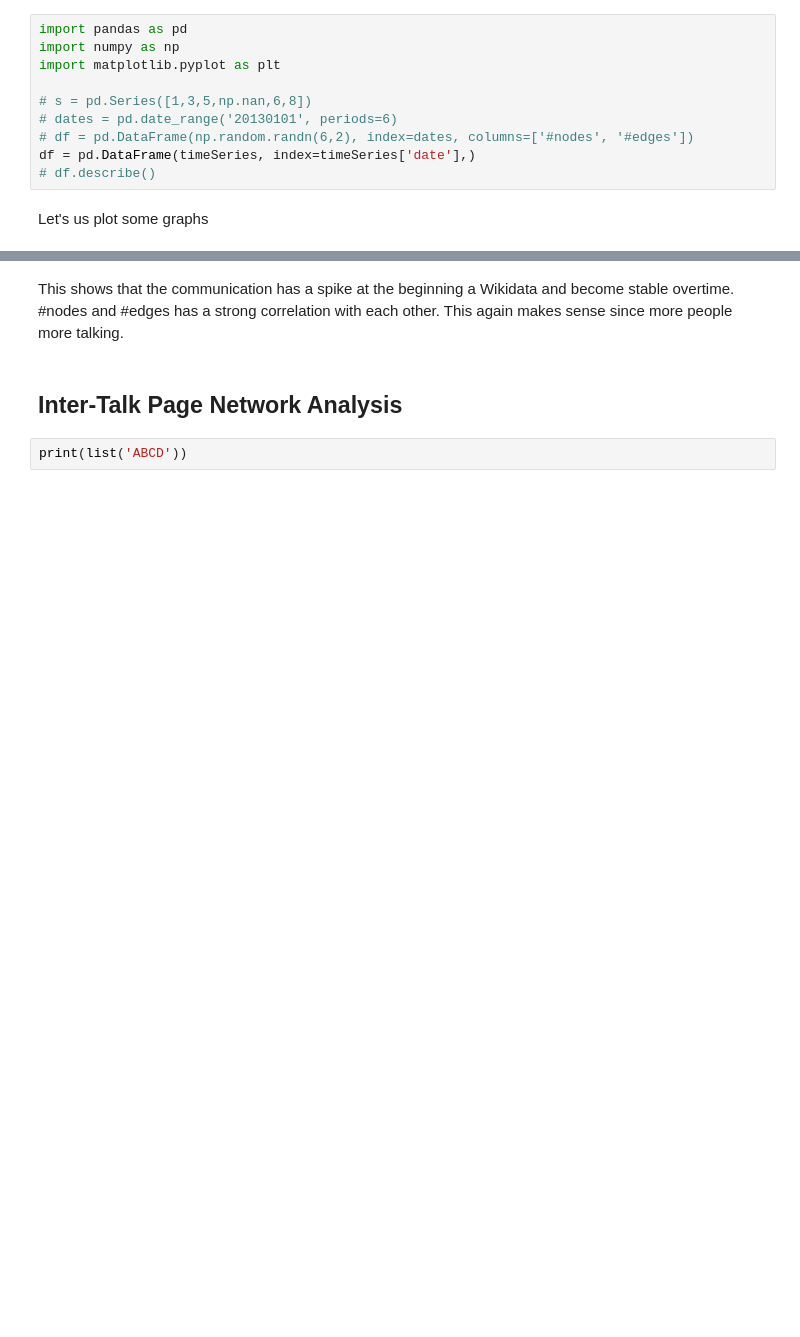
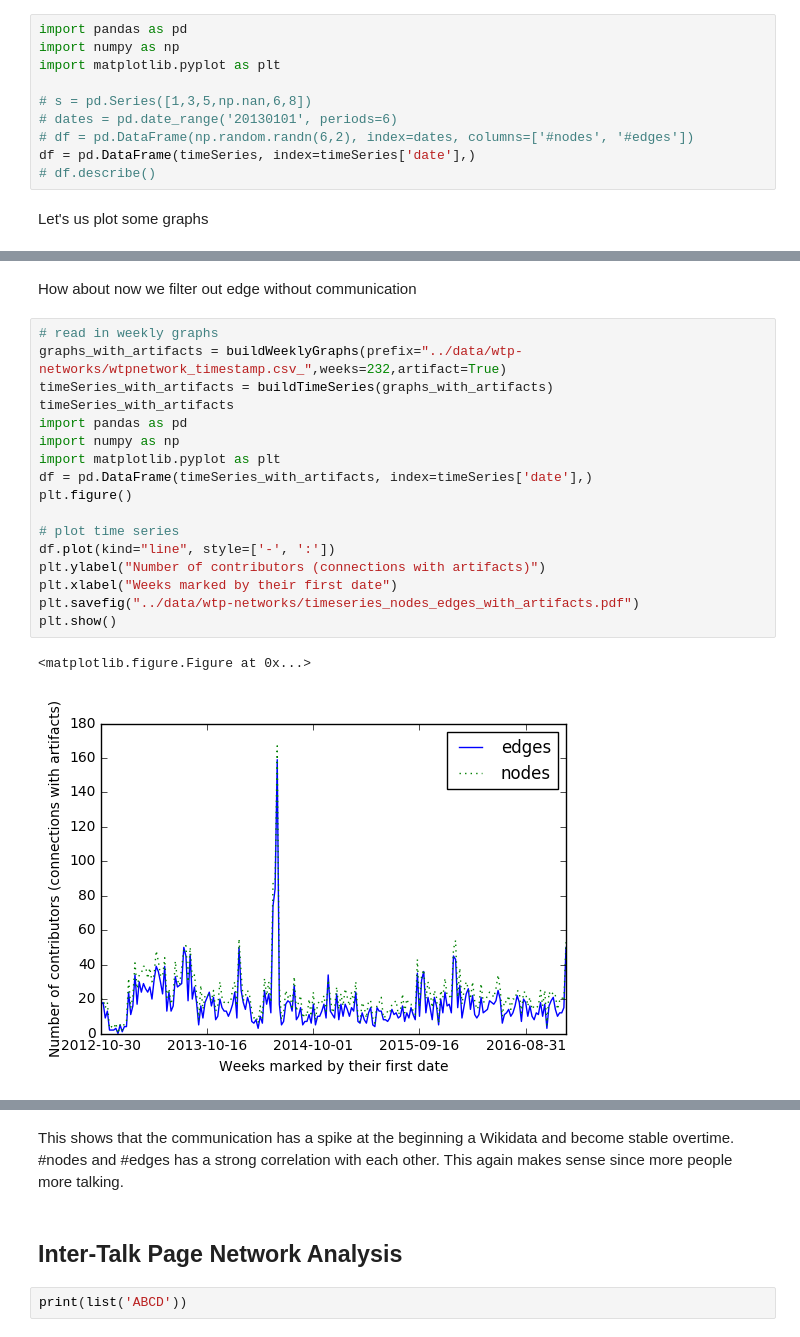
Before and after one commit to totucuong/wikidata, a Jupyter notebook: python/wikidatanetworkanalysis.ipynb, the cells around one changed output, grey strips where cells are left out. Cells and saved outputs as stored; diff of their text form; blank space fills up the shorter version.

```diff
--- a/python/wikidatanetworkanalysis.ipynb
+++ b/python/wikidatanetworkanalysis.ipynb
@@ -437,0 +525,22 @@ plt.show()
+# %% [markdown]
+How about now we filter out edge without communication
+# %%
+# read in weekly graphs
+graphs_with_artifacts = buildWeeklyGraphs(prefix="../data/wtp-networks/wtpnetwork_timestamp.csv_",weeks=232,artifact=True)
+timeSeries_with_artifacts = buildTimeSeries(graphs_with_artifacts)
+timeSeries_with_artifacts
+import pandas as pd
+import numpy as np
+import matplotlib.pyplot as plt
+df = pd.DataFrame(timeSeries_with_artifacts, index=timeSeries['date'],)
+plt.figure()
+
+# plot time series
+df.plot(kind="line", style=['-', ':'])
+plt.ylabel("Number of contributors (connections with artifacts)")
+plt.xlabel("Weeks marked by their first date")
+plt.savefig("../data/wtp-networks/timeseries_nodes_edges_with_artifacts.pdf")
+plt.show()
+# %% [output]
+<matplotlib.figure.Figure at 0x...>
+[figure, added]
```
Also changed, not shown: parts of 18 cells of this notebook, 8 other files.
